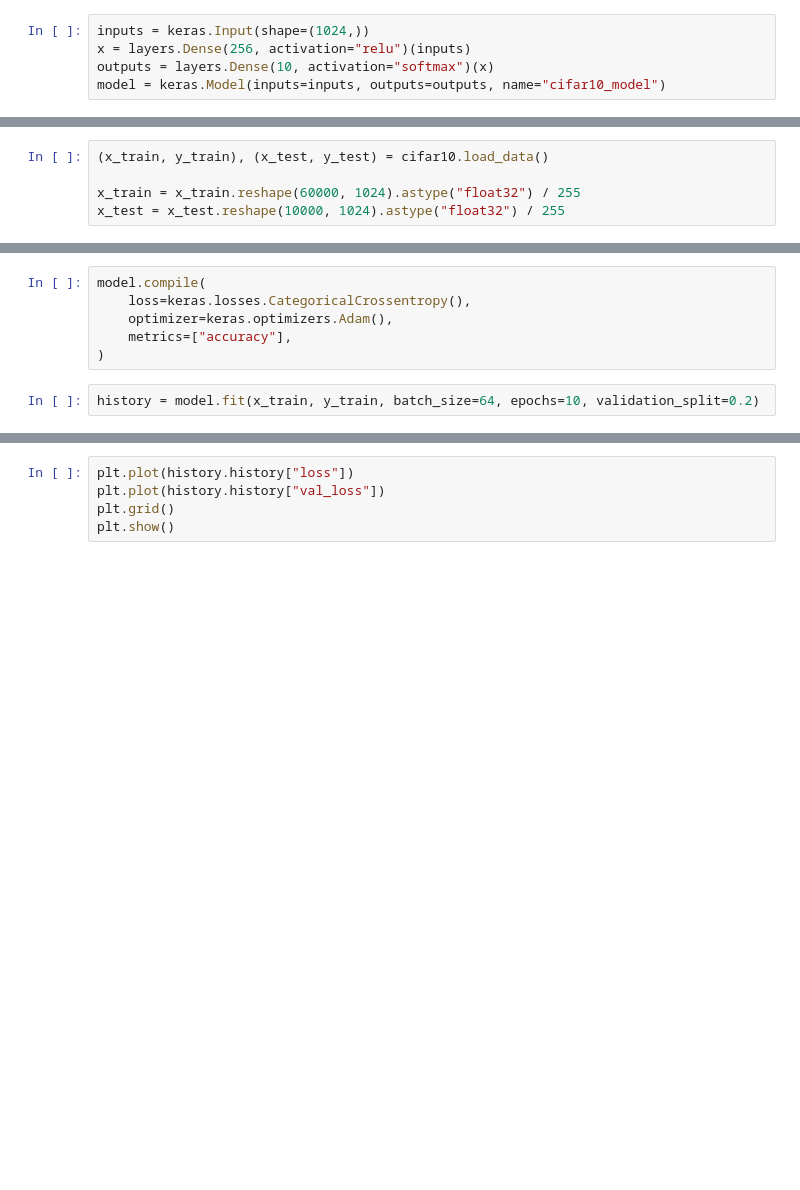
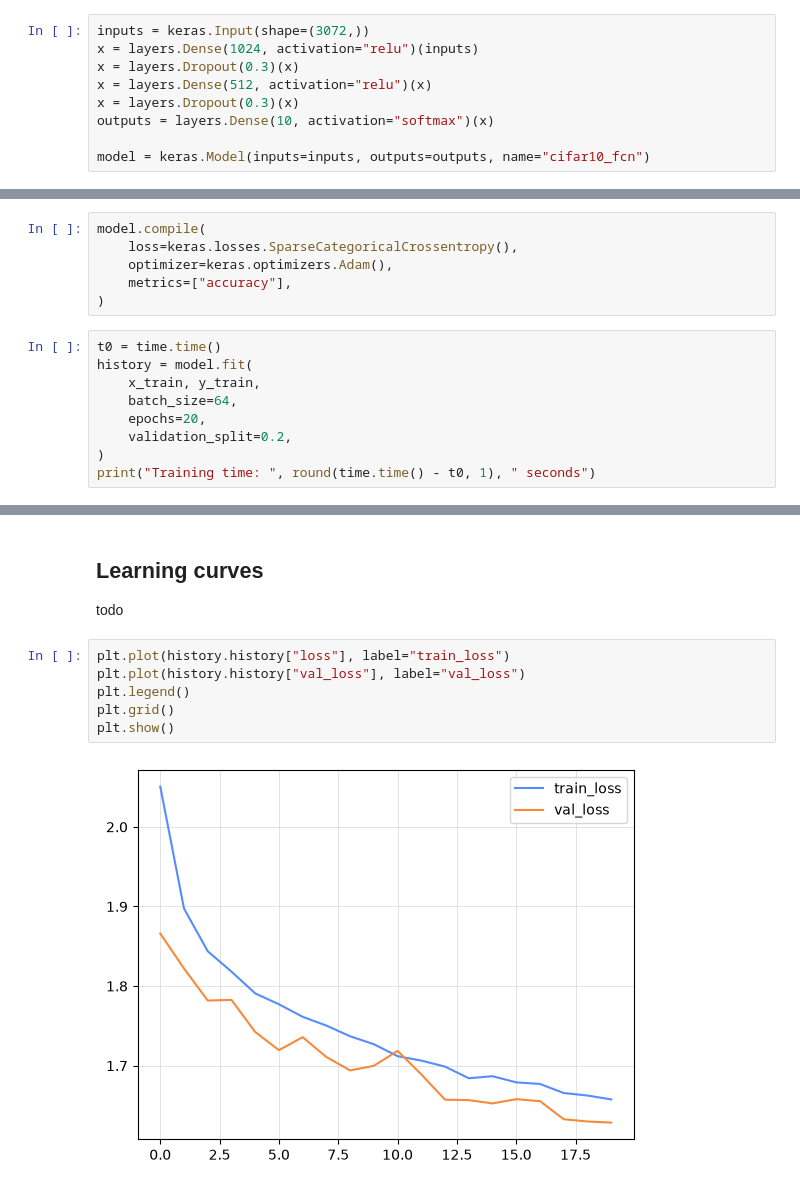
Before and after one commit to alekkiq/neural-networks-g5, a Jupyter notebook: mini-projects/cifar-10/fcn.ipynb, the cells around one changed output, grey strips where cells are left out. Saved outputs shown, nothing was run; the diff lists cells and outputs as text; blank space fills up the shorter version.

```diff
--- a/mini-projects/cifar-10/fcn.ipynb
+++ b/mini-projects/cifar-10/fcn.ipynb
@@ -16,8 +61,12 @@ from keras.datasets import cifar10
 # %%
-inputs = keras.Input(shape=(1024,))
-x = layers.Dense(256, activation="relu")(inputs)
+inputs = keras.Input(shape=(3072,))
+x = layers.Dense(1024, activation="relu")(inputs)
+x = layers.Dropout(0.3)(x)
+x = layers.Dense(512, activation="relu")(x)
+x = layers.Dropout(0.3)(x)
 outputs = layers.Dense(10, activation="softmax")(x)
-model = keras.Model(inputs=inputs, outputs=outputs, name="cifar10_model")
+
+model = keras.Model(inputs=inputs, outputs=outputs, name="cifar10_fcn")
 # %%
 model.summary()
 # %% [output]
@@ -36,6 +91 @@ Model: "mnist_model"
  Non-trainable params: 0 (0.00 B)
-# %%
-(x_train, y_train), (x_test, y_test) = cifar10.load_data()
-
-x_train = x_train.reshape(60000, 1024).astype("float32") / 255
-x_test = x_test.reshape(10000, 1024).astype("float32") / 255
@@ -46,8 +92,15 @@ KeyboardInterrupt:
 # %%
 model.compile(
-    loss=keras.losses.CategoricalCrossentropy(),
+    loss=keras.losses.SparseCategoricalCrossentropy(),
     optimizer=keras.optimizers.Adam(),
     metrics=["accuracy"],
 )
 # %%
-history = model.fit(x_train, y_train, batch_size=64, epochs=10, validation_split=0.2)
+t0 = time.time()
+history = model.fit(
+    x_train, y_train,
+    batch_size=64,
+    epochs=20,
+    validation_split=0.2,
+)
+print("Training time: ", round(time.time() - t0, 1), " seconds")
@@ -54,5 +129,12 @@ history = model.fit(x_train, y_train, batch_size=64, epochs=10, validation_split
+# %% [markdown]
+## Learning curves
+
+todo
 # %%
-plt.plot(history.history["loss"])
-plt.plot(history.history["val_loss"])
+plt.plot(history.history["loss"], label="train_loss")
+plt.plot(history.history["val_loss"], label="val_loss")
+plt.legend()
 plt.grid()
 plt.show()
+# %% [output]
+[figure, added]
```
Also changed, not shown: parts of 19 cells of this notebook.
